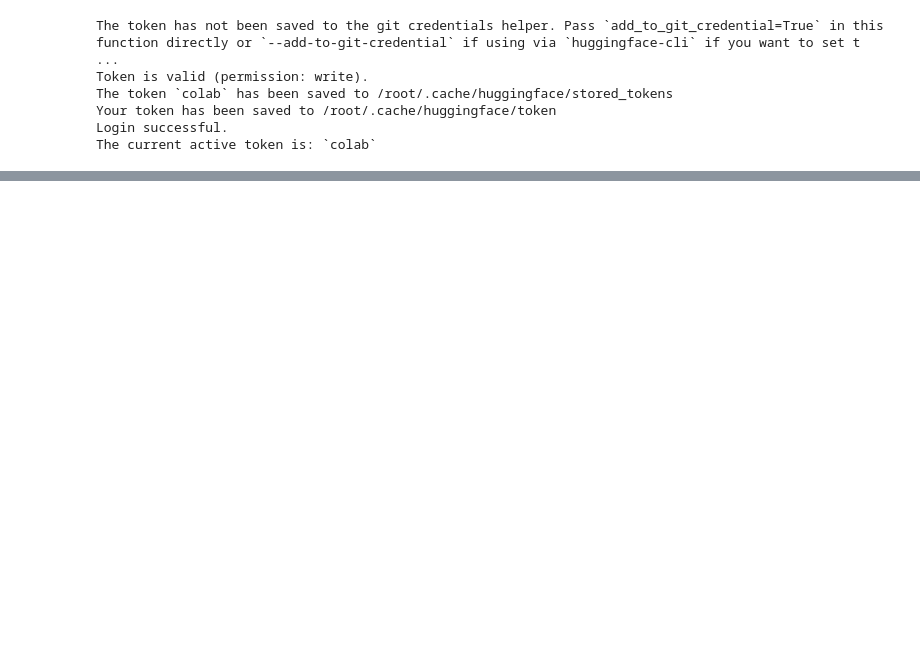
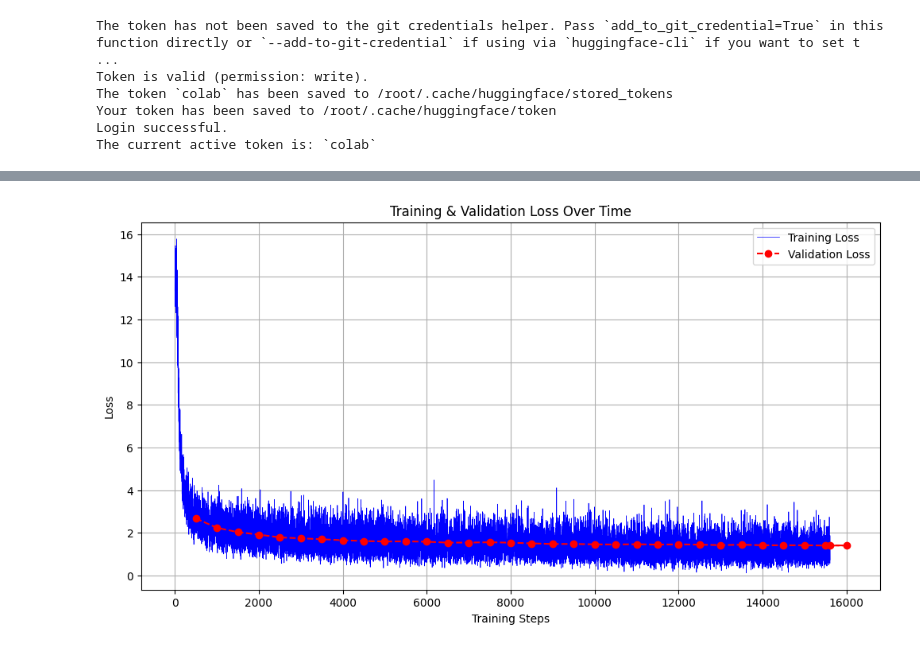
Before and after one commit to seungjun-green/llama-finetuning, a Jupyter notebook: notebooks/Llama_funetuning_SQuAD.ipynb, the cells around one changed output, grey strips where cells are left out. Cells and saved outputs as stored; diff of their text form; code cells hidden in the pictures; blank space fills up the shorter version.

```diff
--- a/notebooks/Llama_funetuning_SQuAD.ipynb
+++ b/notebooks/Llama_funetuning_SQuAD.ipynb
@@ -51,7 +82,5 @@ tokenizer, model = load_base_model("meta-llama/Llama-3.2-1B")
 # %%
-fine_tune(model,
-          tokenizer,
-          '/content/llama-finetuning/configs/llama-3.2-1B_lora_finetune.json',
-          train_file_path="/content/train-v1.1.json",
-          dev_file_path="/content/dev-v1.1.json")
+trainer = Finetuner('/content/llama-finetuning/configs/llama-3.2-1B_lora_finetune.json',
+                    train_file_path="/content/squad_train.json",
+                    dev_file_path="/content/squad_dev.json")
 # %% [output]
@@ -64,0 +100,2 @@ KeyboardInterrupt:
+# %%
+trainer.train()
@@ -64,0 +116,27 @@ KeyboardInterrupt:
+# %%
+import matplotlib.pyplot as plt
+
+def plot_losses(train_losses, val_losses, log_step):
+    plt.figure(figsize=(12, 6))
+    train_steps = list(range(1, len(train_losses) + 1))
+    val_steps = [(i + 1) * log_step for i in range(len(val_losses) - 1)]
+    val_steps.append(len(train_losses))
+
+    plt.plot(train_steps, train_losses, label="Training Loss", color='blue', linewidth=0.5)
+    plt.plot(val_steps, val_losses, label="Validation Loss", color='red', marker='o', linestyle='--')
+
+    plt.xlabel("Training Steps")
+    plt.ylabel("Loss")
+    plt.title("Training & Validation Loss Over Time")
+    plt.legend()
+    plt.grid(True)
+
+    plt.show()
+# %%
+train_lossses_p = []
+for l in trainer.train_losses:
+  train_lossses_p.append(l.item())
+# %%
+plot_losses(train_lossses_p, trainer.val_losses, trainer.log)
+# %% [output]
+[figure, added]
```
Also changed, not shown: parts of 16 cells of this notebook, 2 other files.
